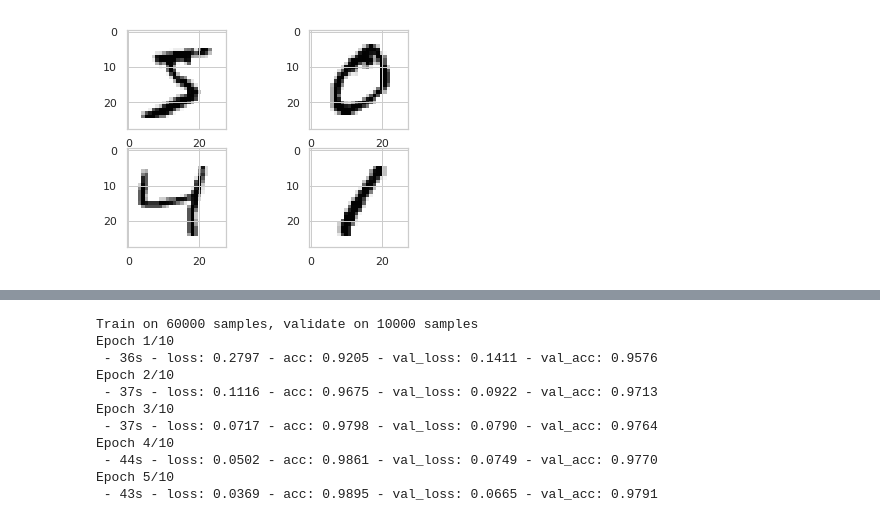
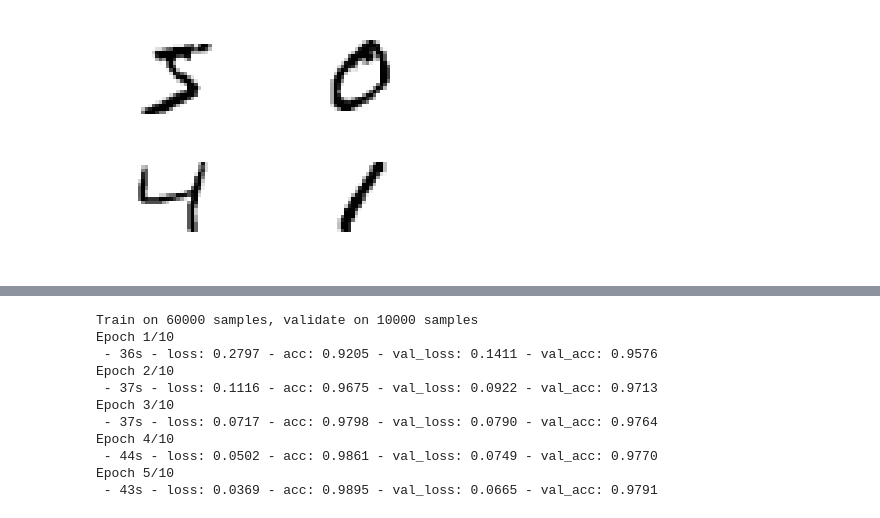
Before and after one commit to elektrobohemian/courses, a Jupyter notebook: EvaluationMachineLearning.ipynb, the cells around one changed output, grey strips where cells are left out. Drawn from its saved outputs; the diff is of its cells as text; code cells hidden in the pictures.

```diff
--- a/EvaluationMachineLearning.ipynb
+++ b/EvaluationMachineLearning.ipynb
@@ -43,19 +47,26 @@ http://yann.lecun.com/exdb/mnist/
 # %%
 # load (download if needed) the MNIST dataset of handwritten numbers
+# we will get a training and test set consisting of bitmaps
+# in the X_* arrays and the associated labels in the y_* arrays
 (X_train, y_train), (X_test, y_test) = mnist.load_data()
-# plot 4 images as gray scale images
+
+# plot 4 images as gray scale images using subplots without axis labels
 plt.subplot(221)
+plt.axis('off')
 # -1 inverts the image because of aesthetical reasons
 plt.imshow(X_train[0]*-1, cmap=plt.get_cmap('gray'))
 plt.subplot(222)
+plt.axis('off')
 plt.imshow(X_train[1]*-1, cmap=plt.get_cmap('gray'))
 plt.subplot(223)
+plt.axis('off')
 plt.imshow(X_train[2]*-1, cmap=plt.get_cmap('gray'))
 plt.subplot(224)
+plt.axis('off')
 plt.imshow(X_train[3]*-1, cmap=plt.get_cmap('gray'))
+
 # show the plot
-
-plt.savefig("test.pdf",format="pdf")
+#plt.savefig("test.pdf",format="pdf")
 plt.show()
 # %% [output]
-[figure, old version]
+[figure, new version]
```
Also changed, not shown: parts of 22 cells of this notebook, 3 other files.
